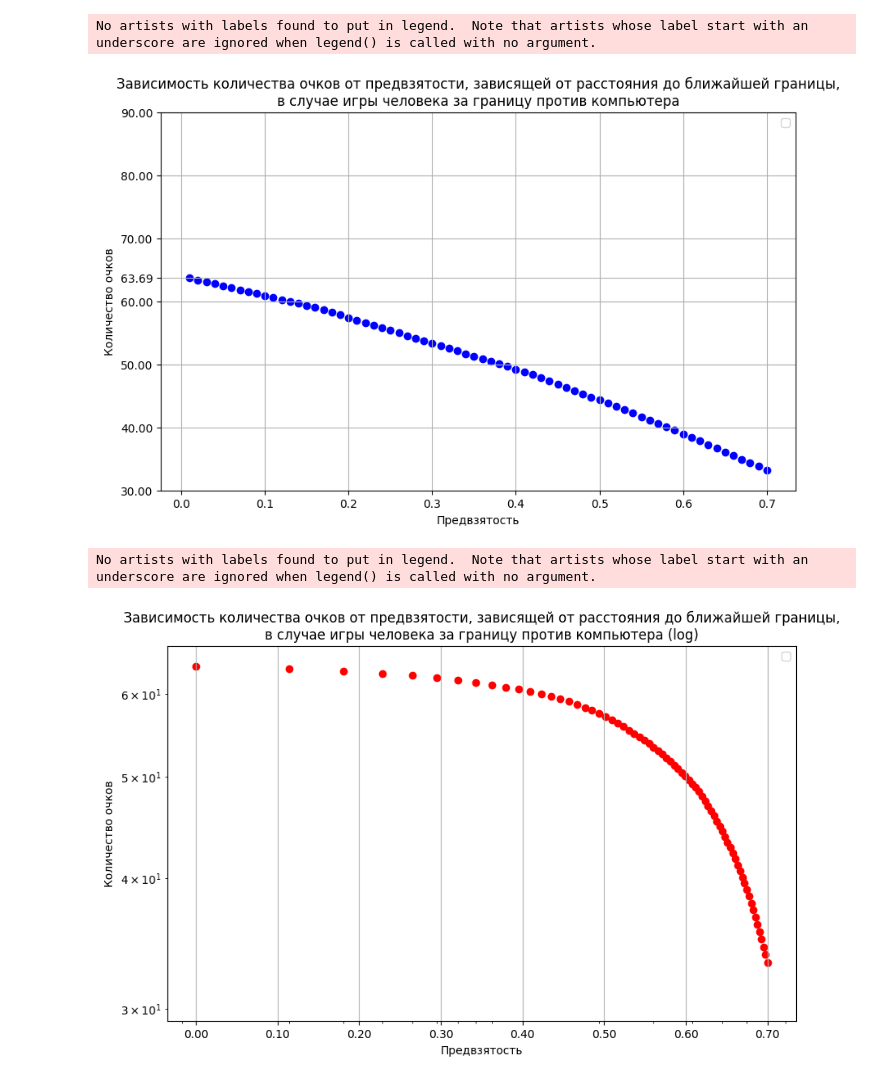
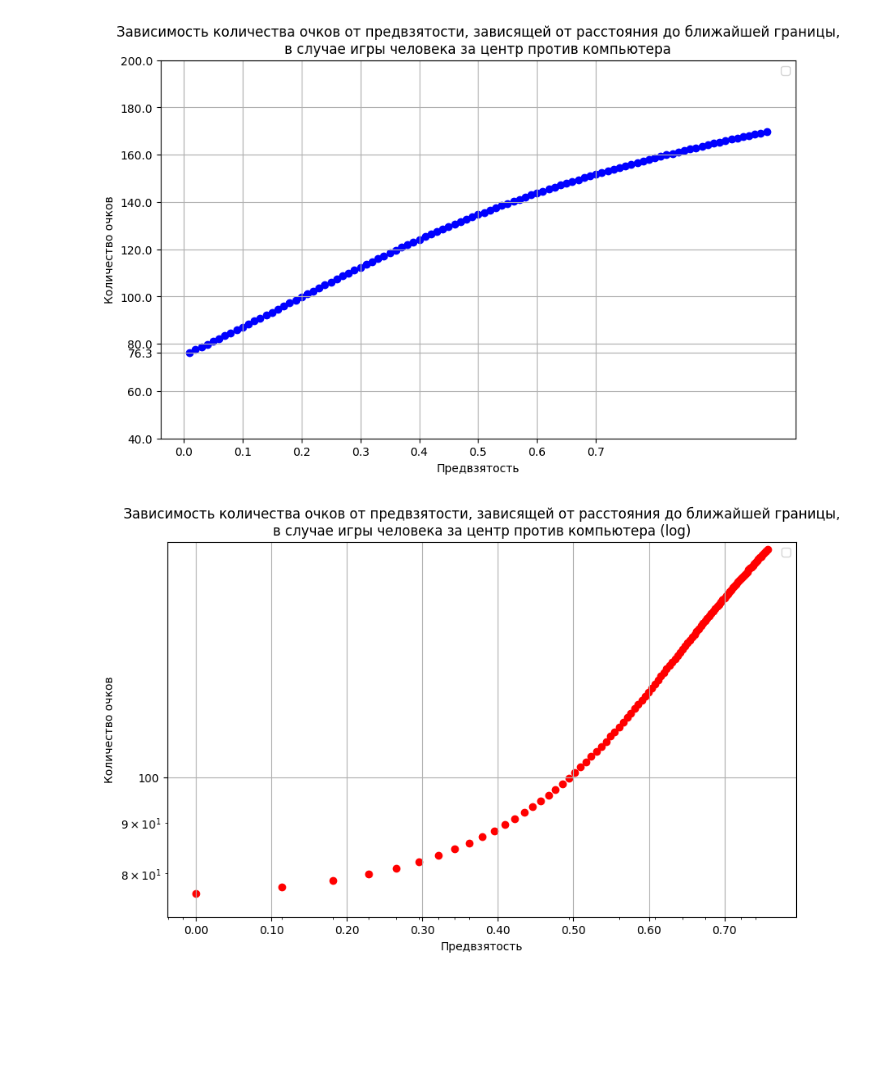
Before and after one commit to spells39/RWAnalyzer, a Jupyter notebook: src/absorption_time_vs_epsilon.ipynb, the cells around one changed output. Saved outputs shown, nothing was run; the diff lists cells and outputs as text; code cells hidden in the pictures; blank space fills up the shorter version.

```diff
--- a/src/absorption_time_vs_epsilon.ipynb
+++ b/src/absorption_time_vs_epsilon.ipynb
@@ -1,37 +1,36 @@
 # %%
 import numpy as np
 import matplotlib.pyplot as plt
 from matplotlib.ticker import ScalarFormatter, MaxNLocator
 
-file_path = "D:\RW\\RWAnalyzer\\output\\eps_border\\bvp\\try_1\\absorption_time.txt"
+file_path = "D:\RW\\RWAnalyzer\\output\\eps_border\\pvb\\try_12\\absorption_time.txt"
 with open(file_path, "r") as file:
     durations = [float(value) for value in file.readline().split()]
 
-epsilon_values = np.arange(0.01, 0.71, 0.01)
+epsilon_values = np.arange(0.01, 1.0, 0.01)
 
 plt.figure(figsize=(10, 6))
 plt.scatter(epsilon_values, durations, color='blue')
 #plt.plot(epsilon_values, durations, color='blue')
 
 plt.xlabel('Предвзятость')
 plt.ylabel('Количество очков')
-plt.title('Зависимость количества очков от предвзятости, зависящей от расстояния до ближайшей границы,\nв случае игры человека за границу против компьютера')
+plt.title('Зависимость количества очков от предвзятости, зависящей от расстояния до ближайшей границы,\nв случае игры человека за центр против компьютера')
 plt.grid(True)
 plt.legend()
 
 plt.xticks(np.arange(0.0, 0.71, 0.1))
 
 plt.ylim(durations[0] - 25, max(durations) + 25)
 #plt.gca().yaxis.set_major_locator(MaxNLocator(integer=True))
 plt.yticks(list(plt.yticks()[0]) + [durations[0]])
 
-output_file_path = "D:\RW\\RWAnalyzer\\output\\eps_border\\bvp\\try_1\\epsilon_vs_duration.png"
+output_file_path = "D:\RW\\RWAnalyzer\\output\\eps_border\\pvb\\try_12\\epsilon_vs_duration.png"
 plt.savefig(output_file_path)
 
 plt.show()
 # %% [output]
-No artists with labels found to put in legend.  Note that artists whose label start with an underscore are ignored when legend() is called with no argument.
-[figure, old version]
+[figure, new version]
 # %%
 plt.figure(figsize=(10, 6))
 plt.scatter(epsilon_values, durations, color='red')
@@ -39,7 +38,7 @@ plt.scatter(epsilon_values, durations, color='red')
 
 plt.xlabel('Предвзятость')
 plt.ylabel('Количество очков')
-plt.title('Зависимость количества очков от предвзятости, зависящей от расстояния до ближайшей границы,\nв случае игры человека за границу против компьютера (log)')
+plt.title('Зависимость количества очков от предвзятости, зависящей от расстояния до ближайшей границы,\nв случае игры человека за центр против компьютера (log)')
 plt.xscale('log')
 plt.yscale('log')
 plt.grid(True)
@@ -53,10 +52,9 @@ plt.ylim(min(durations) - 4, max(durations) + 3)
 ax = plt.gca()
 ax.yaxis.set_major_formatter(ScalarFormatter())
 
-output_file_path_log = "D:\RW\\RWAnalyzer\\output\\eps_border\\bvp\\try_1\\epsilon_vs_duration_log.png"
+output_file_path_log = "D:\RW\\RWAnalyzer\\output\\eps_border\\pvb\\try_12\\epsilon_vs_duration_log.png"
 plt.savefig(output_file_path_log)
 
 plt.show()
 # %% [output]
-No artists with labels found to put in legend.  Note that artists whose label start with an underscore are ignored when legend() is called with no argument.
-[figure, old version]
+[figure, new version]
```
Also changed, not shown: 9 other files.
